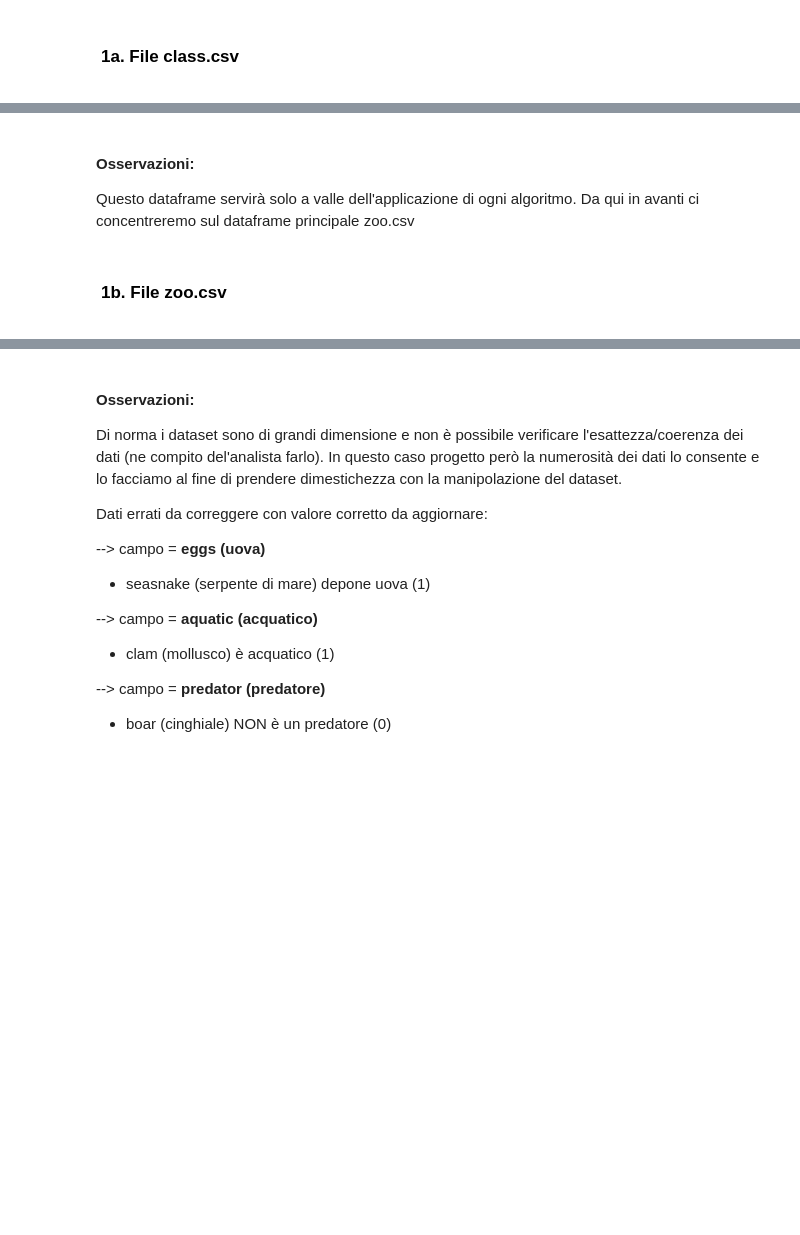
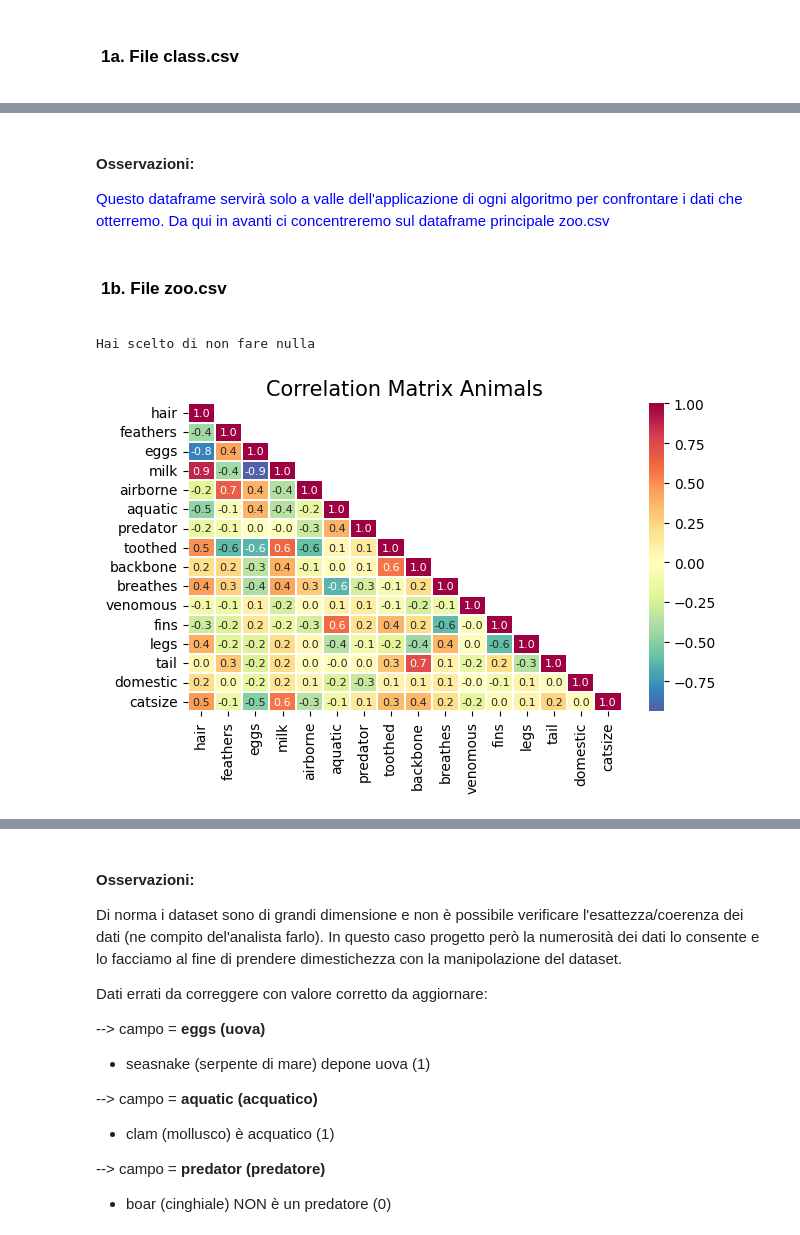
Before and after one commit to Laura1385/projectzoo, a Jupyter notebook: Maincode.ipynb, the cells around one changed output, grey strips where cells are left out. Drawn from its saved outputs; the diff is of its cells as text; code cells hidden in the pictures; blank space fills up the shorter version.

```diff
--- a/Maincode.ipynb
+++ b/Maincode.ipynb
@@ -92,6 +93,7 @@ fig.show()
 # %% [markdown]
 #### Osservazioni:
-Questo dataframe servirà solo a valle dell'applicazione di ogni algoritmo. Da qui in avanti ci concentreremo sul dataframe principale zoo.csv
+<font color=blue>
+Questo dataframe servirà solo a valle dell'applicazione di ogni algoritmo per confrontare i dati che otterremo. Da qui in avanti ci concentreremo sul dataframe principale zoo.csv </font>
 # %% [markdown]
 <div class="alert alert-info" style= "background-color:white; color:black; padding:0px 5px; border-radius:15px">
     <h2 style='margin:10px 5px; font-size:17px;'> 1b. File zoo.csv </h2>
@@ -103,0 +101,14 @@ ut.analisys("zoo.csv")
+# %%
+#Chose what you prefer: Show/Save/Both
+result= ut.chose('zoo.csv')
+df_zoo = result[1]
+# %% [output]
+Hai scelto di non fare nulla
+# %%
+#delete also column class_type
+df_zoo_nc = df_zoo.drop(['class_type'],axis=1) #Temporarily removed for a better confusion matrix's version
+
+#Data correlation control
+ut.correlation_matrix(df_zoo_nc)
+# %% [output]
+[figure, added]
```
Also changed, not shown: parts of 102 cells of this notebook, 13 other files.
